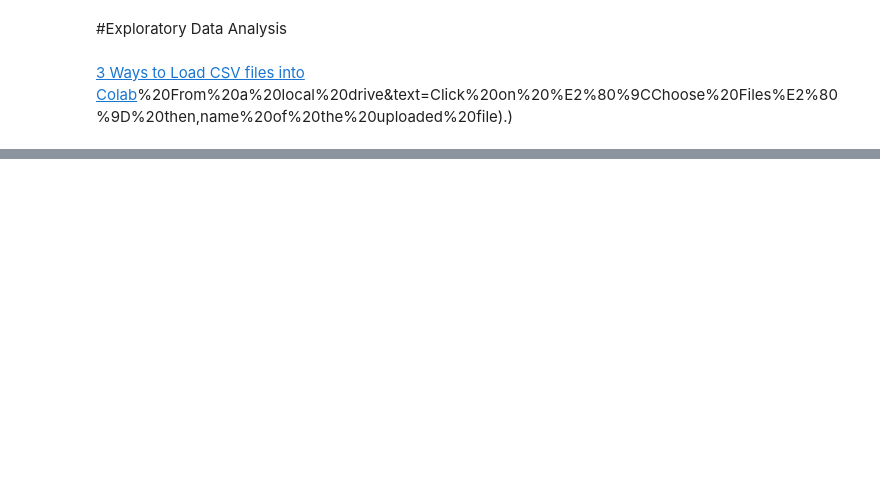
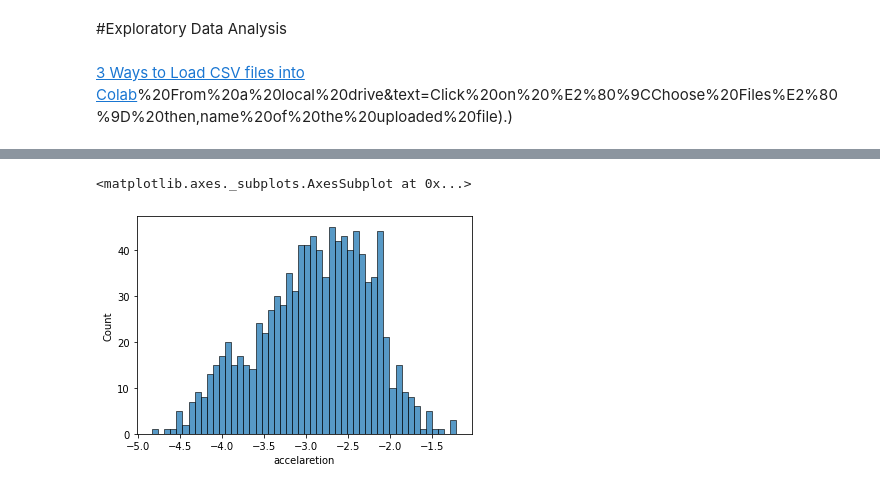
Before and after one commit to m-rafiul-islam/driver-behavior-model, a Jupyter notebook: emperical_data_viz.ipynb, the cells around one changed output, grey strips where cells are left out. Saved outputs shown, nothing was run; the diff lists cells and outputs as text; code cells hidden in the pictures; blank space fills up the shorter version.

```diff
--- a/emperical_data_viz.ipynb
+++ b/emperical_data_viz.ipynb
@@ -109,0 +123,5 @@ sns.regplot(x='time', y='speed', data = car_data[car_data['nthcar']==1])
+# %%
+sns.histplot(min_acceleration_per_car,bins=50)
+# %% [output]
+<matplotlib.axes._subplots.AxesSubplot at 0x...>
+[figure, added]
```
Also changed, not shown: parts of 14 cells of this notebook.
